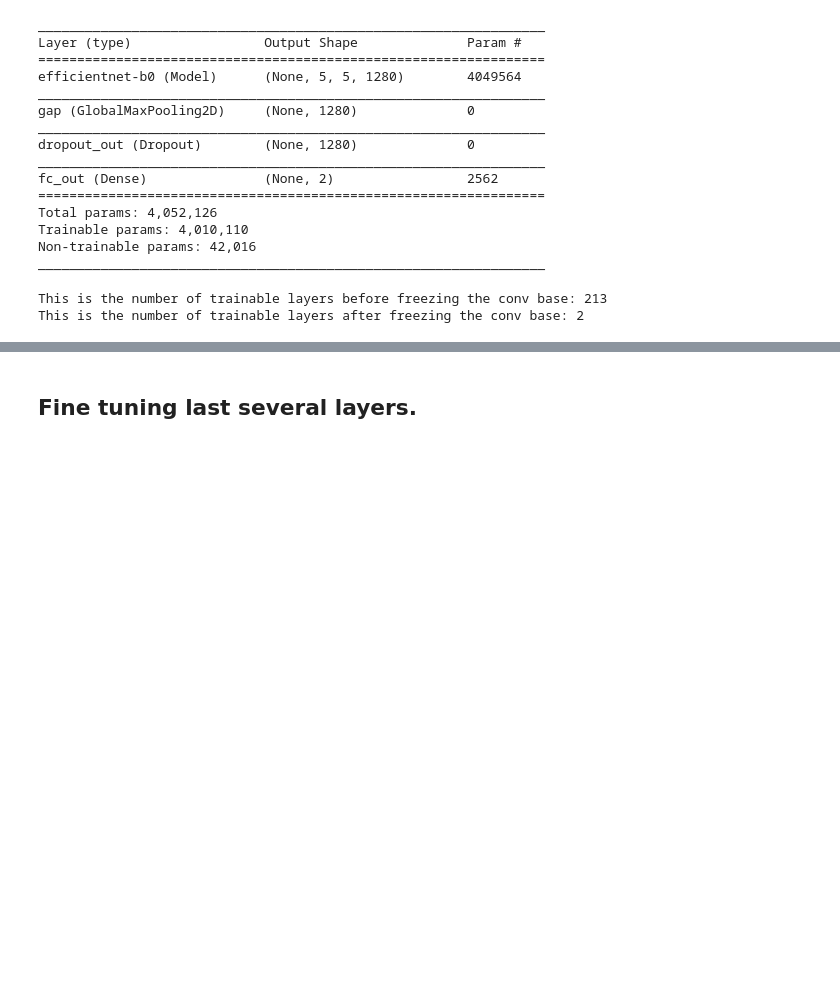
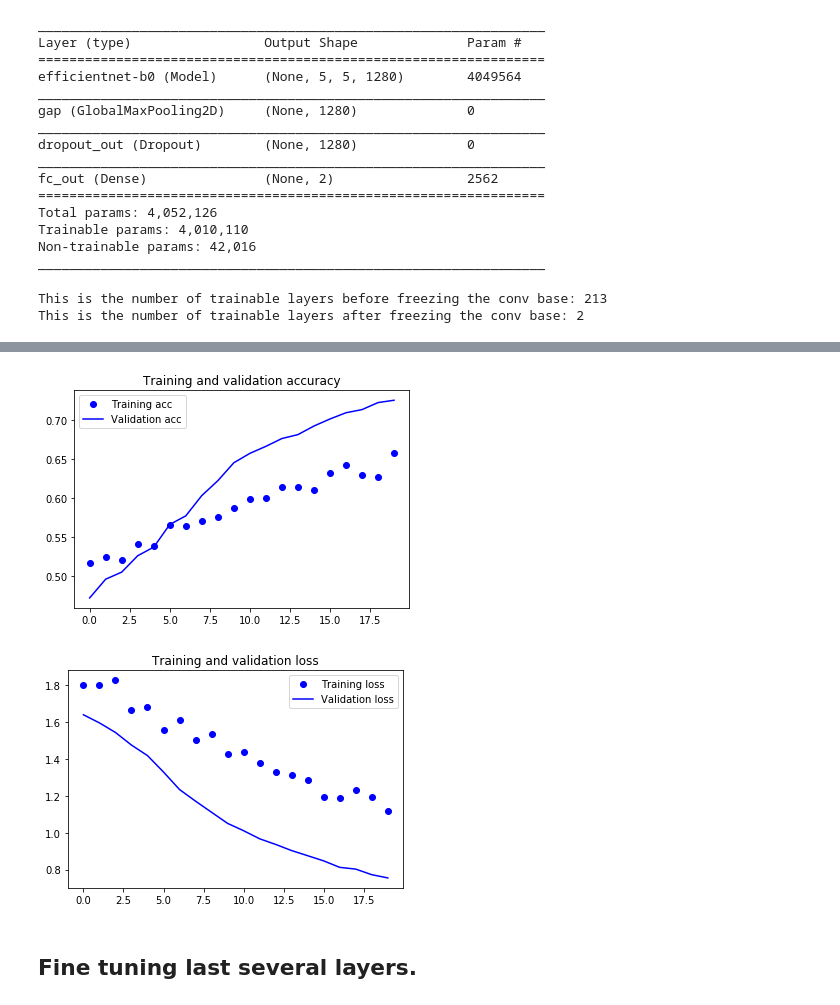
Before and after one commit to Tony607/efficientnet_keras_transfer_learning, a Jupyter notebook: Keras_efficientnet_transfer_learning.ipynb, the cells around one changed output, grey strips where cells are left out. Saved outputs shown, nothing was run; the diff lists cells and outputs as text; code cells hidden in the pictures; blank space fills up the shorter version.

```diff
--- a/Keras_efficientnet_transfer_learning.ipynb
+++ b/Keras_efficientnet_transfer_learning.ipynb
@@ -292,3 +334,27 @@ This is the number of trainable layers after freezing the conv base: 2
+# %%
+acc = history.history['acc']
+val_acc = history.history['val_acc']
+loss = history.history['loss']
+val_loss = history.history['val_loss']
+
+epochs_x = range(len(acc))
+
+plt.plot(epochs_x, acc, 'bo', label='Training acc')
+plt.plot(epochs_x, val_acc, 'b', label='Validation acc')
+plt.title('Training and validation accuracy')
+plt.legend()
+
+plt.figure()
+
+plt.plot(epochs_x, loss, 'bo', label='Training loss')
+plt.plot(epochs_x, val_loss, 'b', label='Validation loss')
+plt.title('Training and validation loss')
+plt.legend()
+
+plt.show()
+# %% [output]
+[figure, added]
+[figure, added]
 # %% [markdown]
 ## Fine tuning last several layers.
 # %%
```
Also changed, not shown: parts of 12 cells of this notebook.
